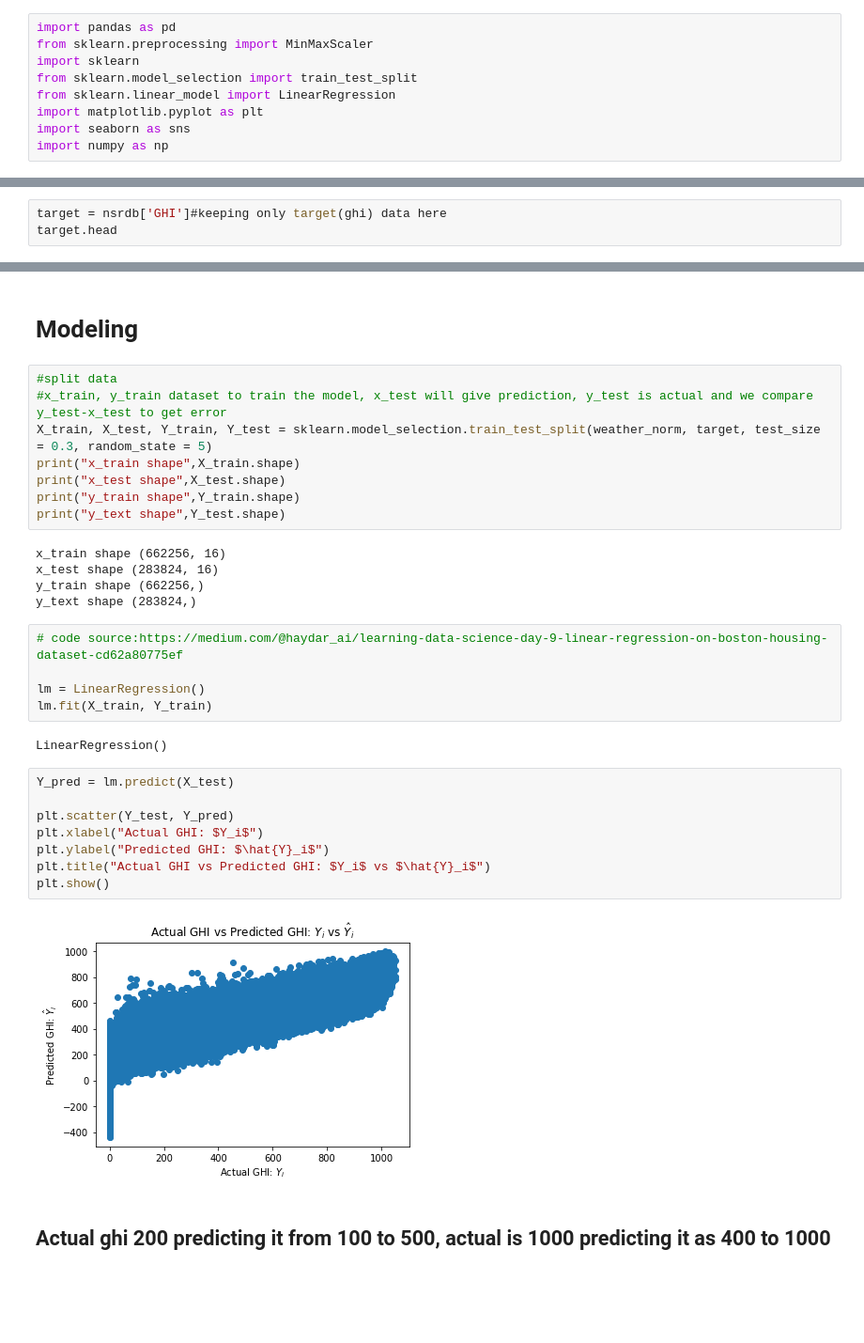
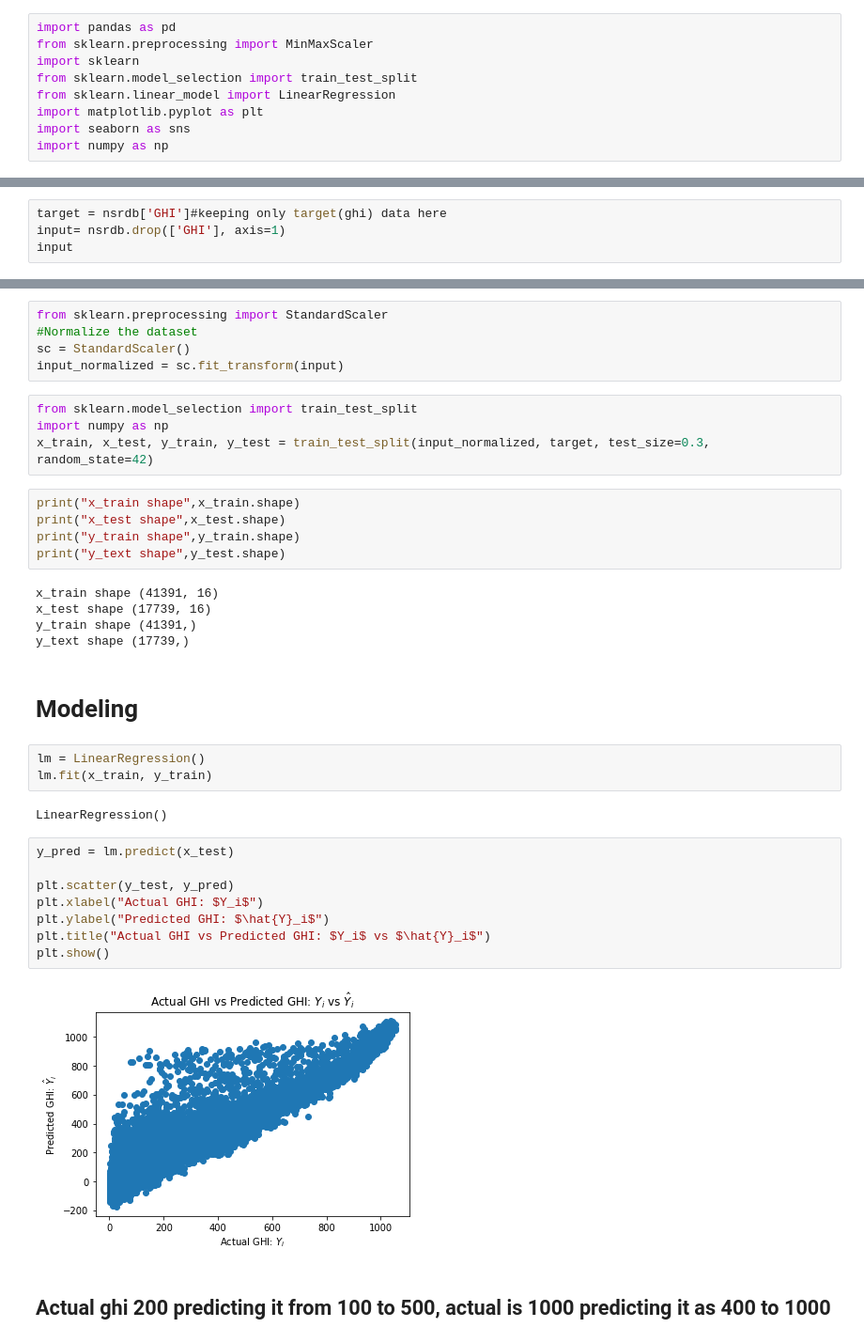
Before and after one commit to snvssk/data298A, a Jupyter notebook: SolarEnergy/MLModels/LinearRegression.ipynb, the cells around one changed output, grey strips where cells are left out. Shown: that part at 94% size. Drawn from its saved outputs; the diff is of its cells as text; blank space fills up the shorter version.

```diff
--- a/SolarEnergy/MLModels/LinearRegression.ipynb
+++ b/SolarEnergy/MLModels/LinearRegression.ipynb
@@ -115,4 +69,5 @@ dtype: int64
 # %%
 target = nsrdb['GHI']#keeping only target(ghi) data here
-target.head
+input= nsrdb.drop(['GHI'], axis=1)
+input
 # %% [output]
@@ -277,35 +87,39 @@ array([[1.        , 0.        , 0.        , ..., 0.05109489, 0.37489398,
+# %%
+from sklearn.preprocessing import StandardScaler
+#Normalize the dataset
+sc = StandardScaler()
+input_normalized = sc.fit_transform(input)
+# %%
+from sklearn.model_selection import train_test_split
+import numpy as np
+x_train, x_test, y_train, y_test = train_test_split(input_normalized, target, test_size=0.3, random_state=42)
+# %%
+print("x_train shape",x_train.shape)
+print("x_test shape",x_test.shape)
+print("y_train shape",y_train.shape)
+print("y_text shape",y_test.shape)
+# %% [output]
+x_train shape (41391, 16)
+x_test shape (17739, 16)
+y_train shape (41391,)
+y_text shape (17739,)
 # %% [markdown]
 # Modeling
-# %%
-#split data
-#x_train, y_train dataset to train the model, x_test will give prediction, y_test is actual and we compare y_test-x_test to get error
-X_train, X_test, Y_train, Y_test = sklearn.model_selection.train_test_split(weather_norm, target, test_size = 0.3, random_state = 5)
-print("x_train shape",X_train.shape)
-print("x_test shape",X_test.shape)
-print("y_train shape",Y_train.shape)
-print("y_text shape",Y_test.shape)
-# %% [output]
-x_train shape (662256, 16)
-x_test shape (283824, 16)
-y_train shape (662256,)
-y_text shape (283824,)
-# %%
-# code source:https://medium.com/@haydar_ai/learning-data-science-day-9-linear-regression-on-boston-housing-dataset-cd62a80775ef
-
-lm = LinearRegression()
-lm.fit(X_train, Y_train)
-# %% [output]
-LinearRegression()
+# %%
+lm = LinearRegression()
+lm.fit(x_train, y_train)
+# %% [output]
+LinearRegression()
 # %%
-Y_pred = lm.predict(X_test)
+y_pred = lm.predict(x_test)
 
-plt.scatter(Y_test, Y_pred)
+plt.scatter(y_test, y_pred)
 plt.xlabel("Actual GHI: $Y_i$")
 plt.ylabel("Predicted GHI: $\hat{Y}_i$")
 plt.title("Actual GHI vs Predicted GHI: $Y_i$ vs $\hat{Y}_i$")
 plt.show()
 # %% [output]
-[figure, old version]
+[figure, new version]
 # %% [markdown]
 ## Actual ghi 200 predicting it from 100 to 500, actual is 1000 predicting it as 400 to 1000
 # %%
```
Also changed, not shown: parts of 51 cells of this notebook.
